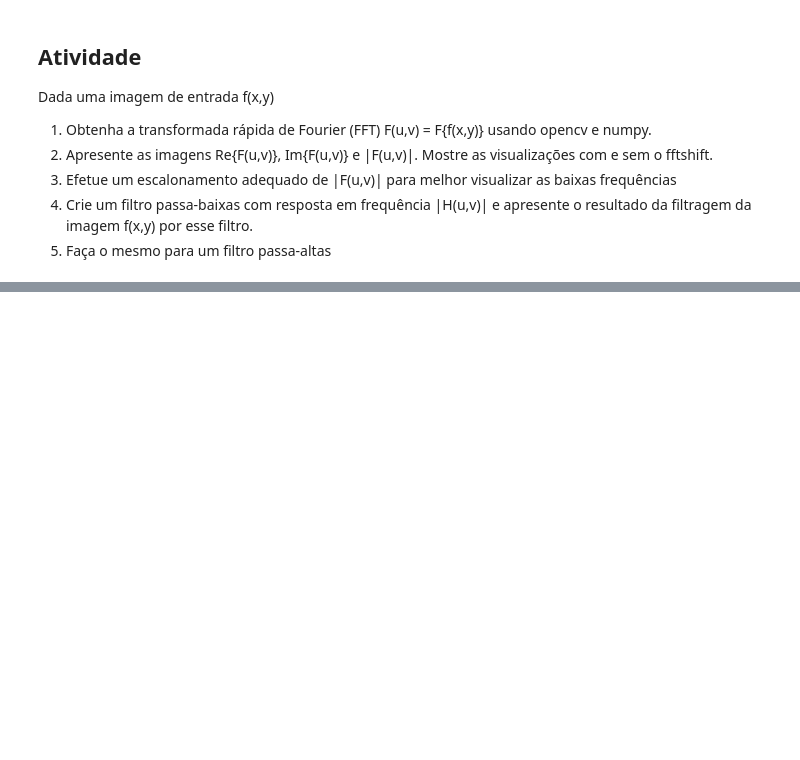
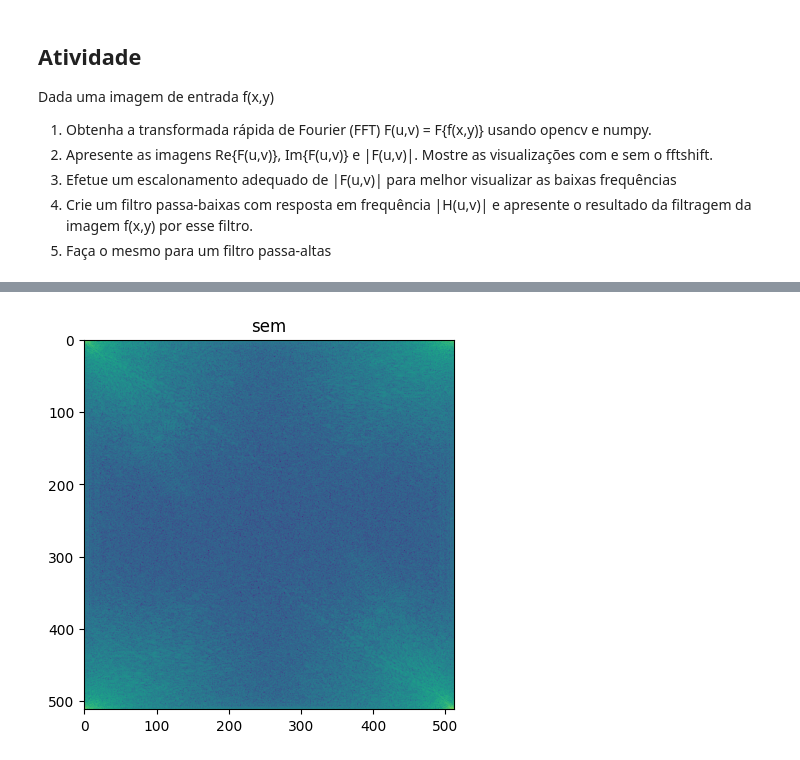
Before and after one commit to felipeVsc/pdi, a Jupyter notebook: filtering/filter.ipynb, the cells around one changed output, grey strips where cells are left out. Saved outputs shown, nothing was run; the diff lists cells and outputs as text; code cells hidden in the pictures; blank space fills up the shorter version.

```diff
--- a/filtering/filter.ipynb
+++ b/filtering/filter.ipynb
@@ -92,0 +52,7 @@ plt.show()
+# %%
+mag = np.abs(fft)
+plt.imshow(np.log(1 + magnitude))
+plt.title('sem')
+plt.show()
+# %% [output]
+[figure, added]
```
Also changed, not shown: parts of 9 cells of this notebook, 1 other file.
